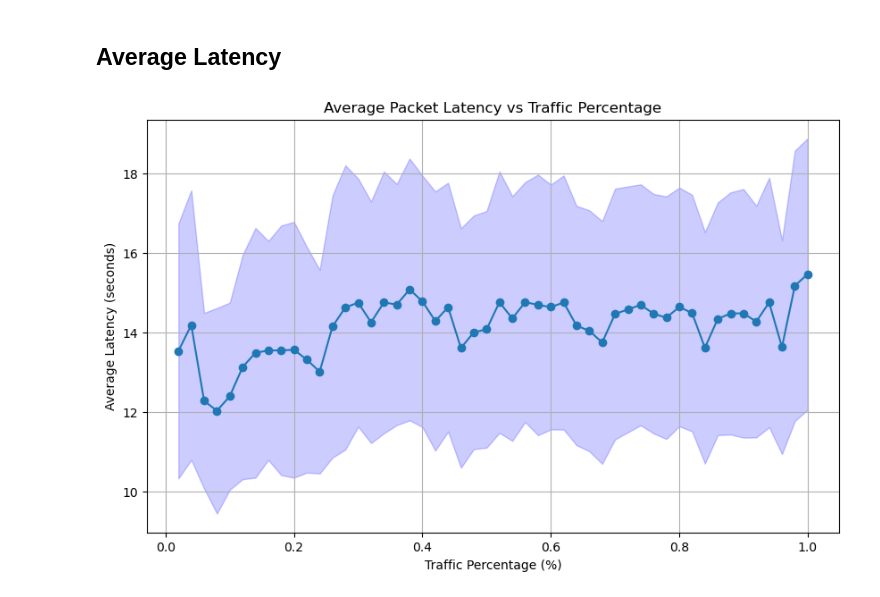
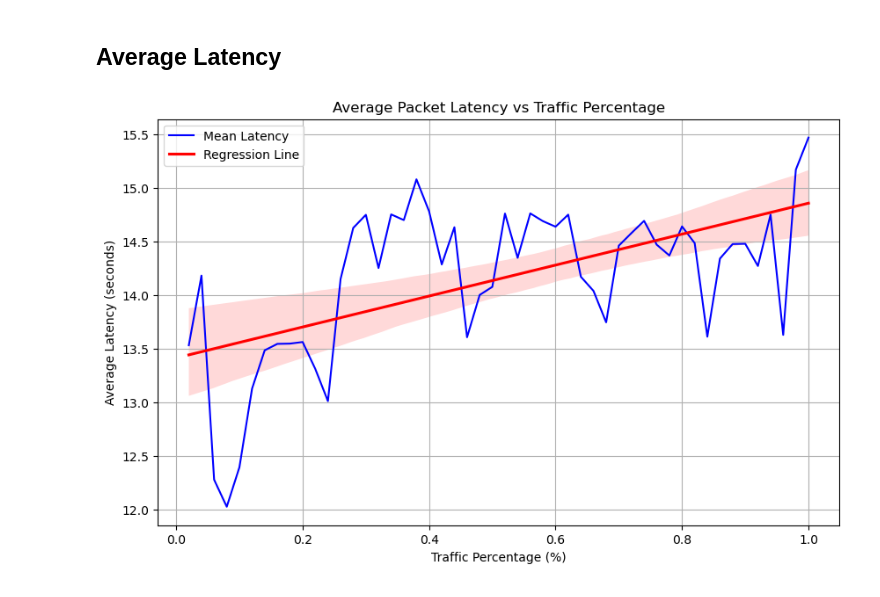
Before and after one commit to igorgallon/MCTOR, a Jupyter notebook: noc_simulator/statistics.ipynb, the cells around one changed output. Drawn from its saved outputs; the diff is of its cells as text; code cells hidden in the pictures.

```diff
--- a/noc_simulator/statistics.ipynb
+++ b/noc_simulator/statistics.ipynb
@@ -4,4 +11,2 @@ import matplotlib.pyplot as plt
 # %%
 m = pd.read_csv("simulation_results/metrics_20250913_124425.csv")
-# %% [markdown]
-## Average Latency
@@ -8,24 +21,20 @@ m = pd.read_csv("simulation_results/metrics_20250913_124425.csv")
+# %% [markdown]
+## Average Latency
 # %%
-# Filter for packet_arrived
-arrived = m[m['type'] == 'packet_arrived'].copy()
-# Convert to datetime if not already
-arrived['creation_time'] = pd.to_datetime(arrived['creation_time'])
-arrived['deliver_time'] = pd.to_datetime(arrived['deliver_time'])
-# Calculate latency in seconds
-arrived['latency_sec'] = (arrived['deliver_time'] - arrived['creation_time']).dt.total_seconds()
 # Show the result
 latency = arrived.groupby('traffic').agg({'latency_sec': ['mean', 'std', 'min', 'max']})
 
 plt.figure(figsize=(10, 6))
-plt.plot(latency.index, latency['latency_sec']['mean'], marker='o')
-plt.fill_between(latency.index,
-                 latency['latency_sec']['mean'] - latency['latency_sec']['std'],
-                 latency['latency_sec']['mean'] + latency['latency_sec']['std'],
-                 color='b', alpha=0.2)
+
+# Plot only points
+plt.plot(latency.index, latency['latency_sec']['mean'], label='Mean Latency', color='b')
+# Regression line (order 1 = linear)
+sns.regplot(x=latency.index, y=latency['latency_sec']['mean'], scatter=False, order=1, color='r', label='Regression Line')
 plt.title('Average Packet Latency vs Traffic Percentage')
 plt.xlabel('Traffic Percentage (%)')
 plt.ylabel('Average Latency (seconds)')
 plt.grid(True)
+plt.legend()
 plt.show()
 # %% [output]
-[figure, old version]
+[figure, new version]
```
Also changed, not shown: parts of 7 cells of this notebook.
